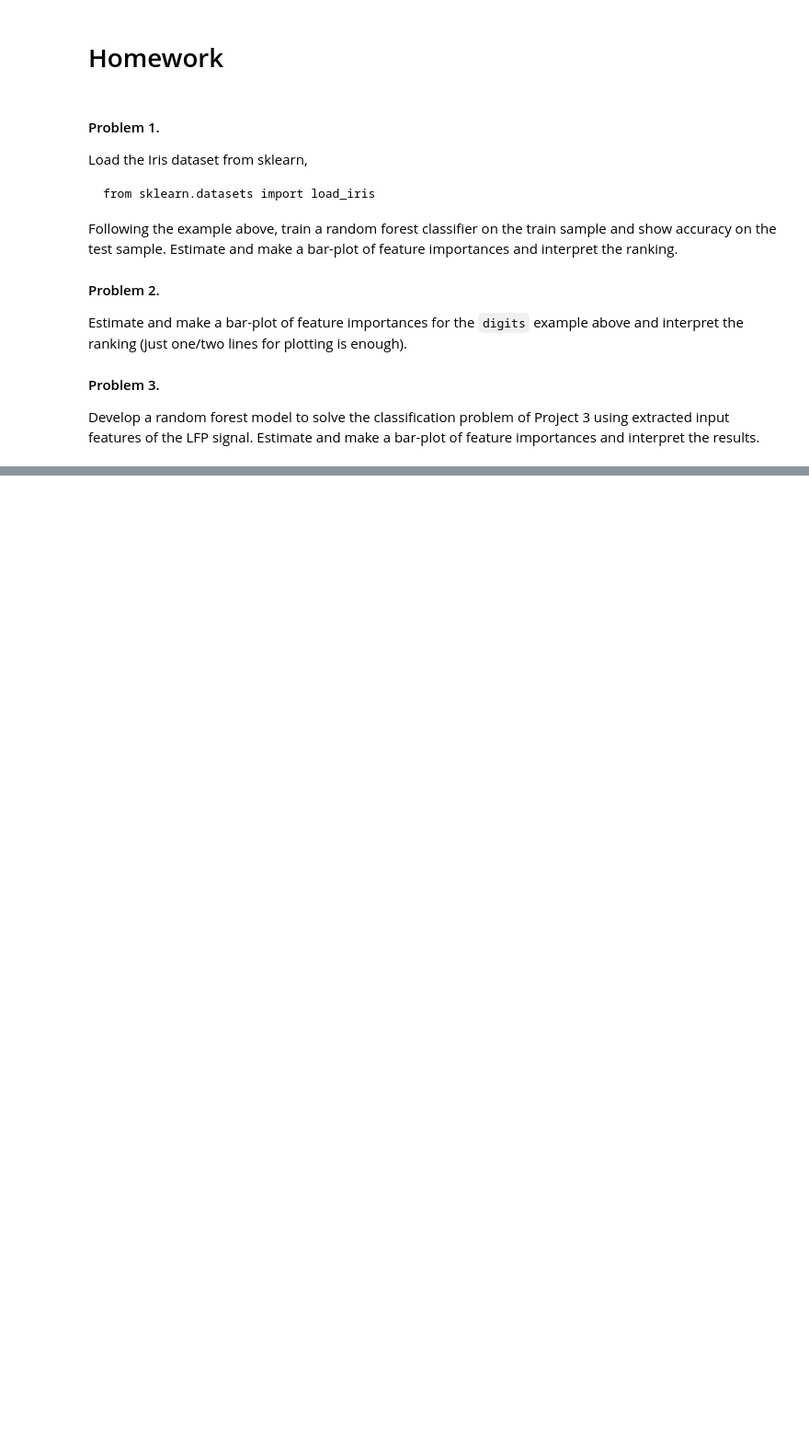
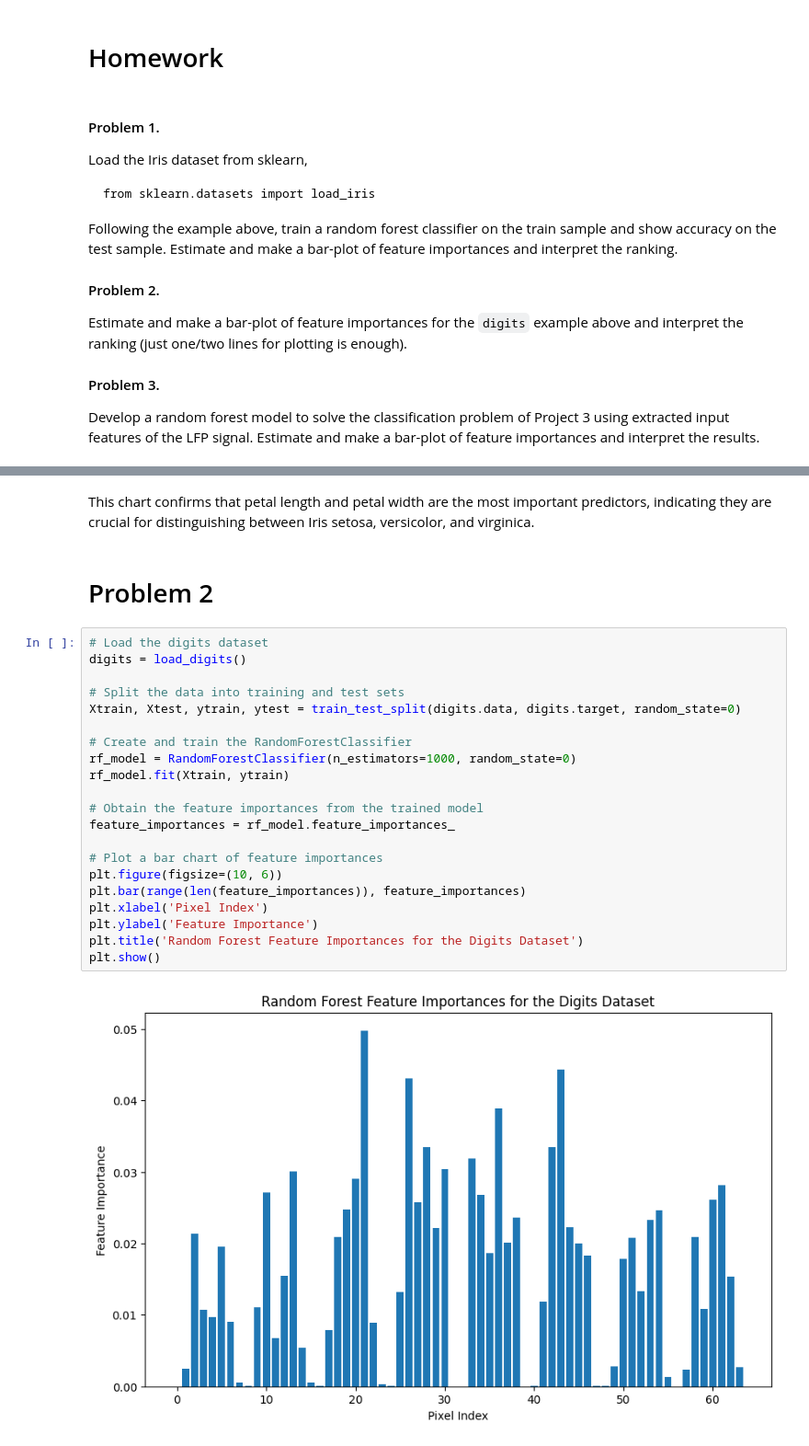
Before and after one commit to NolanRink/CS4540, a Jupyter notebook: HW12/Copy_of_Trees,_RF.ipynb, the cells around one changed output, grey strips where cells are left out. Shown at 92% size. Drawn from its saved outputs; the diff is of its cells as text; blank space fills up the shorter version.

```diff
--- a/HW12/Copy_of_Trees,_RF.ipynb
+++ b/HW12/Copy_of_Trees,_RF.ipynb
@@ -281,0 +377,28 @@ Develop a random forest model to solve the classification problem of Project 3 u
+# %% [markdown]
+This chart confirms that petal length and petal width are the most important predictors,
+indicating they are crucial for distinguishing between Iris setosa, versicolor, and virginica.
+# %% [markdown]
+# Problem 2
+# %%
+# Load the digits dataset
+digits = load_digits()
+
+# Split the data into training and test sets
+Xtrain, Xtest, ytrain, ytest = train_test_split(digits.data, digits.target, random_state=0)
+
+# Create and train the RandomForestClassifier
+rf_model = RandomForestClassifier(n_estimators=1000, random_state=0)
+rf_model.fit(Xtrain, ytrain)
+
+# Obtain the feature importances from the trained model
+feature_importances = rf_model.feature_importances_
+
+# Plot a bar chart of feature importances
+plt.figure(figsize=(10, 6))
+plt.bar(range(len(feature_importances)), feature_importances)
+plt.xlabel('Pixel Index')
+plt.ylabel('Feature Importance')
+plt.title('Random Forest Feature Importances for the Digits Dataset')
+plt.show()
+# %% [output]
+[figure, added]
```
Also changed, not shown: parts of 23 cells of this notebook.
